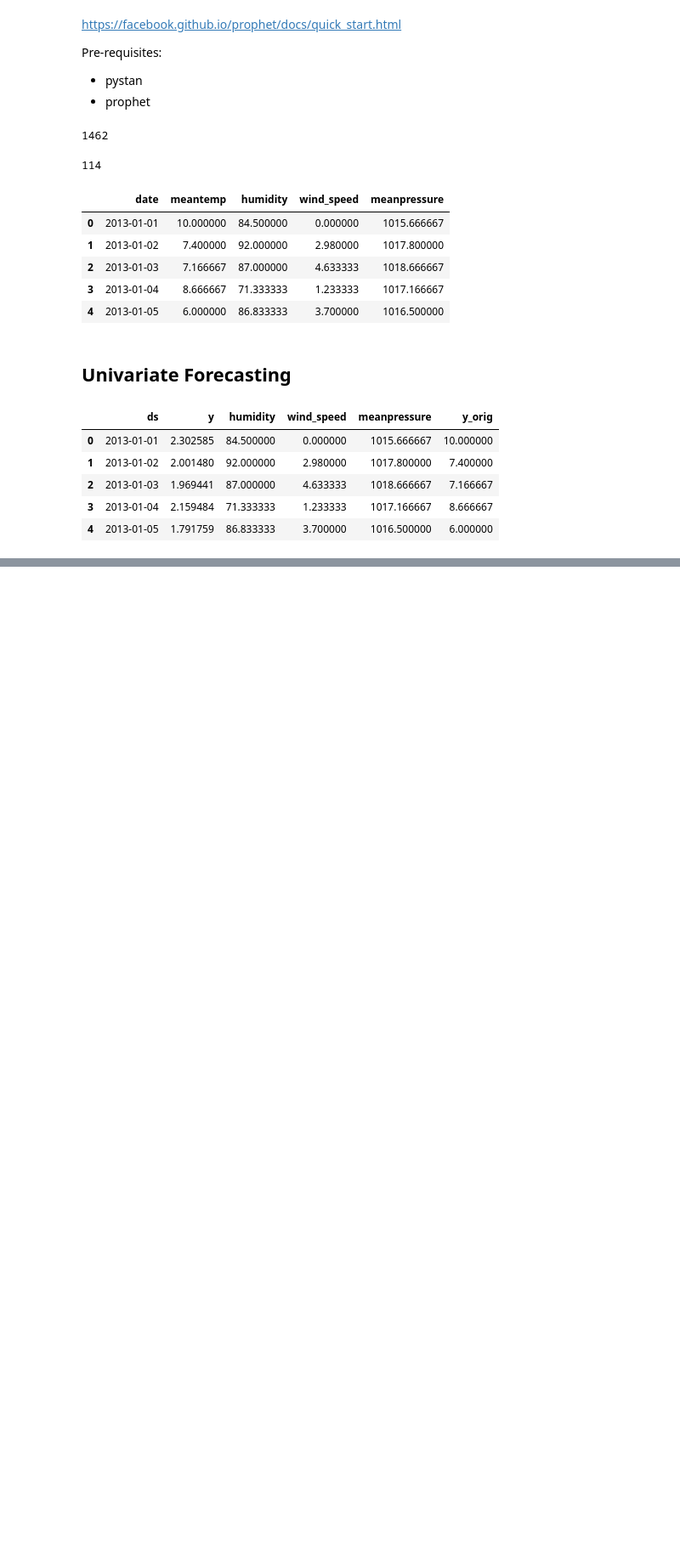
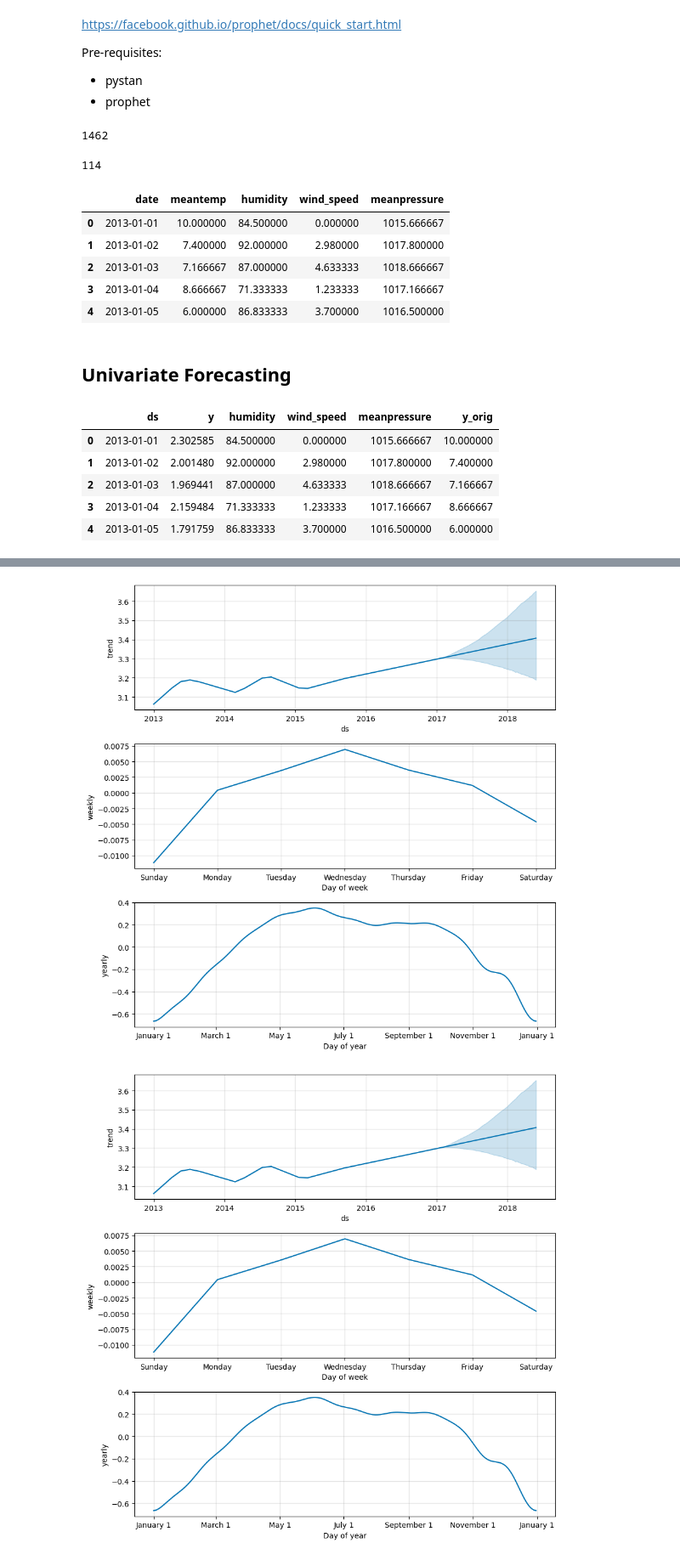
Before and after one commit to srsimonson/time-series-analysis, a Jupyter notebook: uni_and_multivariate_analysis.ipynb, the cells around one changed output, grey strips where cells are left out. Shown at 85% size. Drawn from its saved outputs; the diff is of its cells as text; code cells hidden in the pictures; blank space fills up the shorter version.

```diff
--- a/uni_and_multivariate_analysis.ipynb
+++ b/uni_and_multivariate_analysis.ipynb
@@ -83,0 +84,5 @@ model.plot(forecast_data)
+# %%
+model.plot_components(forecast_data)
+# %% [output]
+[figure, added]
+[figure, added]
```
Also changed, not shown: parts of 12 cells of this notebook, 1 other file.
